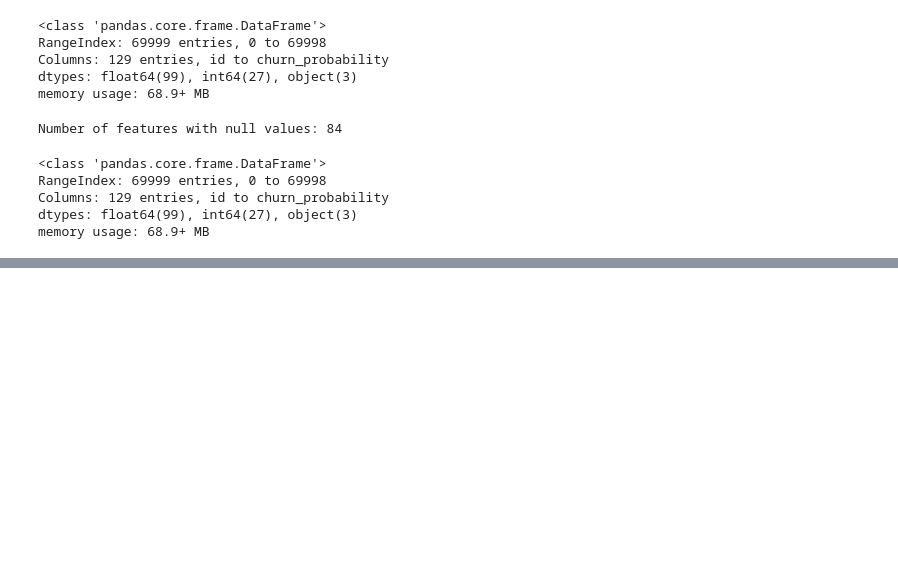
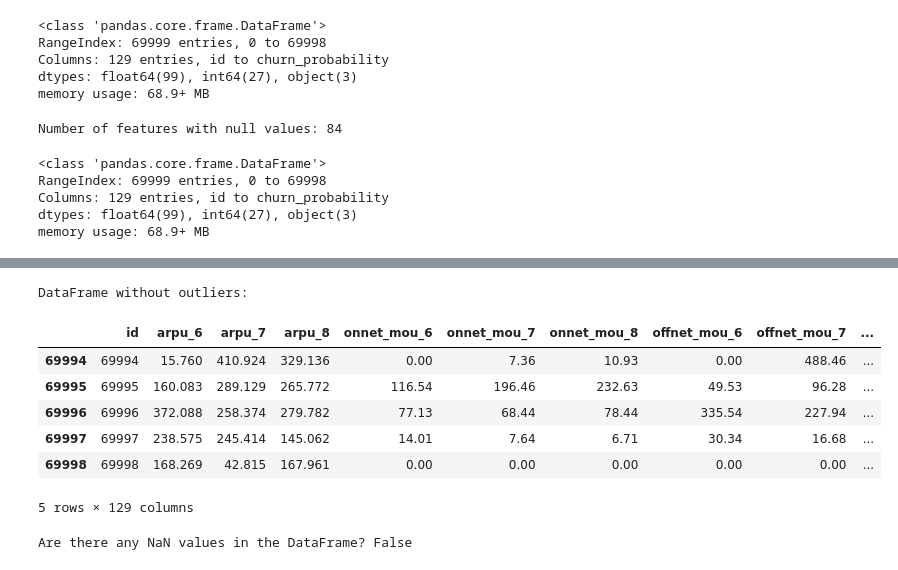
Before and after one commit to Vinaybora/Telecom-Churn-Prediction, a Jupyter notebook: eda.ipynb, the cells around one changed output, grey strips where cells are left out. Saved outputs shown, nothing was run; the diff lists cells and outputs as text; code cells hidden in the pictures; blank space fills up the shorter version.

```diff
--- a/eda.ipynb
+++ b/eda.ipynb
@@ -85,0 +169,48 @@ memory usage: 68.9+ MB
+# %%
+# Function to remove outliers using IQR method for numerical features
+def remove_numerical_outliers(df):
+    Q1 = df.quantile(0.25)
+    Q3 = df.quantile(0.75)
+    IQR = Q3 - Q1
+    return df[~((df < (Q1 - 1.5 * IQR)) | (df > (Q3 + 1.5 * IQR))).any(axis=1)]
+
+# Function to handle categorical outliers by frequency threshold
+def handle_categorical_outliers(df, threshold=1):
+    # for col in df.select_dtypes(include=[object]).columns:
+    #     value_counts = df[col].value_counts()
+    #     to_replace = value_counts[value_counts <= threshold].index
+    #     df[col] = df[col].apply(lambda x: 'other' if x in to_replace else x)
+    return df
+
+# Separate numerical and categorical features
+numerical_features = df.select_dtypes(include=[float, int]).columns
+categorical_features = df.select_dtypes(include=[object]).columns
+
+# Remove outliers for numerical features
+df_numerical = remove_numerical_outliers(df[numerical_features])
+
+# Handle outliers for categorical features
+df_categorical = handle_categorical_outliers(df[categorical_features])
+
+# Combine numerical and categorical data back into a single DataFrame
+df_cleaned = pd.concat([df_numerical, df_categorical], axis=1)
+
+print("DataFrame without outliers:")
+# %% [output]
+DataFrame without outliers:
+# %%
+df.tail()
+# %% [output]
+|  | id | arpu_6 | arpu_7 | arpu_8 | onnet_mou_6 | onnet_mou_7 | onnet_mou_8 | offnet_mou_6 | offnet_mou_7 | ... |
+| 69994 | 69994 | 15.760 | 410.924 | 329.136 | 0.00 | 7.36 | 10.93 | 0.00 | 488.46 | ... |
+| 69995 | 69995 | 160.083 | 289.129 | 265.772 | 116.54 | 196.46 | 232.63 | 49.53 | 96.28 | ... |
+| 69996 | 69996 | 372.088 | 258.374 | 279.782 | 77.13 | 68.44 | 78.44 | 335.54 | 227.94 | ... |
+| 69997 | 69997 | 238.575 | 245.414 | 145.062 | 14.01 | 7.64 | 6.71 | 30.34 | 16.68 | ... |
+| 69998 | 69998 | 168.269 | 42.815 | 167.961 | 0.00 | 0.00 | 0.00 | 0.00 | 0.00 | ... |
+5 rows × 129 columns
+# %%
+# Check if there are any NaN values in the entire DataFrame
+has_nan = df.isna().any().any()
+print("Are there any NaN values in the DataFrame?",has_nan)
+# %% [output]
+Are there any NaN values in the DataFrame? False
```
Also changed, not shown: parts of 4 cells of this notebook.
